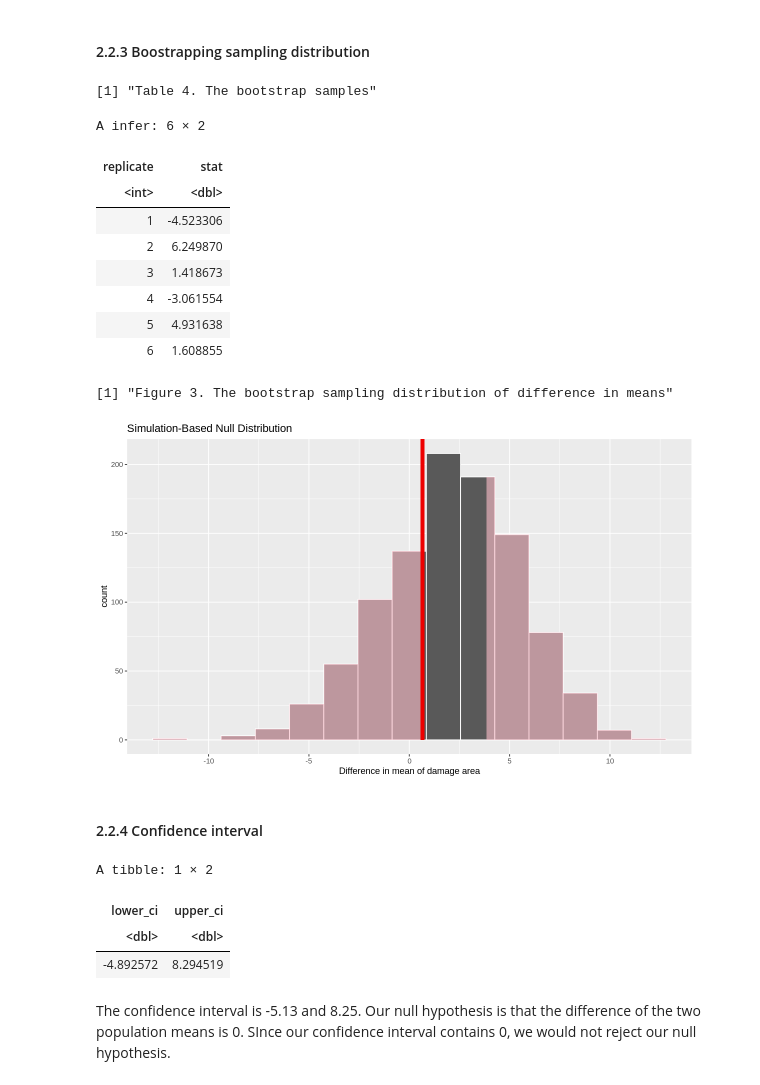
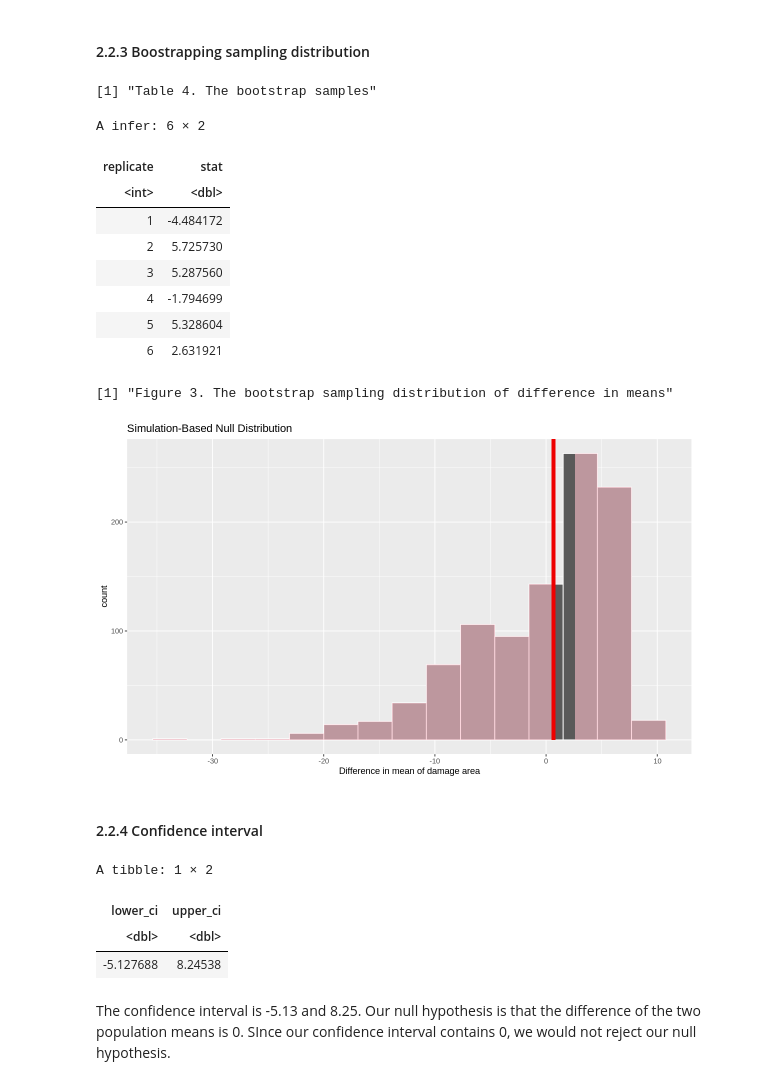
Before and after one commit to Zeeho-Lee/dsci-100-2022w2-group-36, a Jupyter notebook: Final Report.ipynb, the cells around one changed output. Cells and saved outputs as stored; diff of their text form; code cells hidden in the pictures.

```diff
--- a/Final Report.ipynb
+++ b/Final Report.ipynb
@@ -249,7 +250,7 @@ set.seed(1000)
 null_model_forestfires <- forestfires %>%
                 specify(formula = area ~ month) %>%
                 hypothesize(null = "independence") %>%
-                generate(reps = 1000, type = "bootstrap") %>%
+                generate(reps = 1000, type = "permute") %>%
                 calculate(stat="diff in means", order = c("aug", "feb"))
 
 print('Table 4. The bootstrap samples')
@@ -259,25 +260,24 @@ head(null_model_forestfires)
 A infer: 6 × 2
 | replicate | stat |
 | <int> | <dbl> |
-| 1 | -4.523306 |
-| 2 | 6.249870 |
-| 3 | 1.418673 |
-| 4 | -3.061554 |
-| 5 | 4.931638 |
-| 6 | 1.608855 |
+| 1 | -4.484172 |
+| 2 | 5.725730 |
+| 3 | 5.287560 |
+| 4 | -1.794699 |
+| 5 | 5.328604 |
+| 6 | 2.631921 |
 # %%
 # Visualize the bootstrap sampling distribution of difference in means of damage area with shaded p-value.
-options(repr.plot.width = 10, repr.plot.height = 6)
 forestfires_boostrap_plot <- null_model_forestfires %>%
                     visualize() +
                     shade_p_value(obs_stat = test_statistic, direction = "two_sided")+
                     xlab("Difference in mean of damage area")
 
 print('Figure 3. The bootstrap sampling distribution of difference in means')
 forestfires_boostrap_plot
 # %% [output]
 [1] "Figure 3. The bootstrap sampling distribution of difference in means"
-[figure, old version]
+[figure, new version]
 # %% [markdown]
 #### 2.2.4 Confidence interval
 # %%
@@ -287,7 +287,7 @@ bootstrap_ci <-
     forestfires %>%
     specify(formula = area ~ month) %>%
     hypothesize(null = 'independence') %>%
-    generate(type = "bootstrap", reps = 1000) %>%
+    generate(type = "bootstrap", reps = 3000) %>%
     calculate(stat = "diff in means", order = c("aug", "feb")) %>%
     get_ci()
 
@@ -297,7 +297,7 @@ bootstrap_ci
 A tibble: 1 × 2
 | lower_ci | upper_ci |
 | <dbl> | <dbl> |
-| -4.892572 | 8.294519 |
+| -5.127688 | 8.24538 |
 # %% [markdown]
 The confidence interval is -5.13 and 8.25. Our null hypothesis is that the difference of the two population means is 0. SInce our confidence interval contains 0, we would not reject our null hypothesis.
 # %%
```
Also changed, not shown: parts of 7 cells of this notebook.
